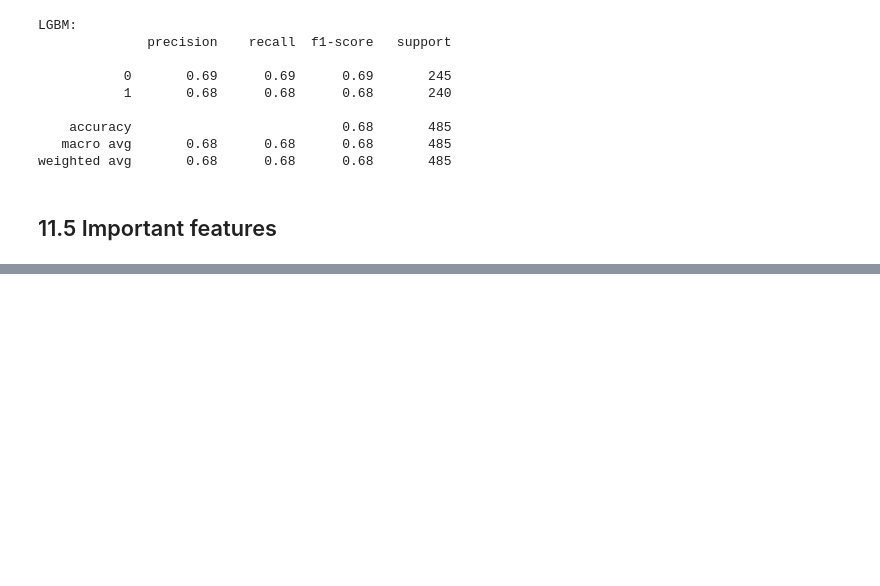
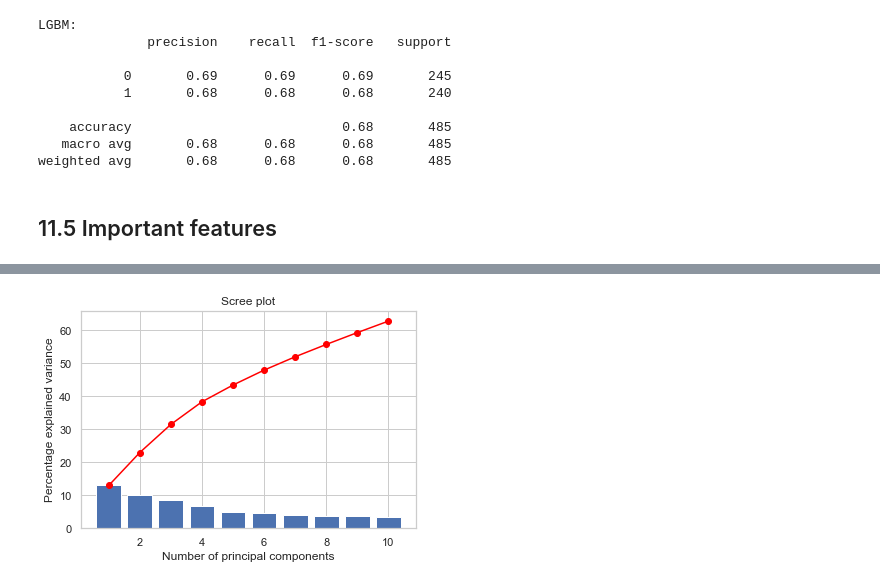
Before and after one commit to VuongHa0911/Credit_default_risk_project, a Jupyter notebook: 11_model_selection.ipynb, the cells around one changed output, grey strips where cells are left out. Saved outputs shown, nothing was run; the diff lists cells and outputs as text; code cells hidden in the pictures; blank space fills up the shorter version.

```diff
--- a/11_model_selection.ipynb
+++ b/11_model_selection.ipynb
@@ -338,0 +493,16 @@ No value feature count 58
+# %%
+def display_scree_plot(pca):
+    '''Display a scree plot for the pca'''
+
+    scree = pca.explained_variance_ratio_*100
+    plt.bar(np.arange(len(scree))+1, scree)
+    plt.plot(np.arange(len(scree))+1, scree.cumsum(),c="red",marker='o')
+    plt.xlabel("Number of principal components")
+    plt.ylabel("Percentage explained variance")
+    plt.title("Scree plot")
+    plt.show(block=False)
+# %%
+# plot the cumulative sum of 10 PCs into a scree plot to investigate optimal number of components
+display_scree_plot(pca)
+# %% [output]
+[figure, added]
```
Also changed, not shown: parts of 33 cells of this notebook.
